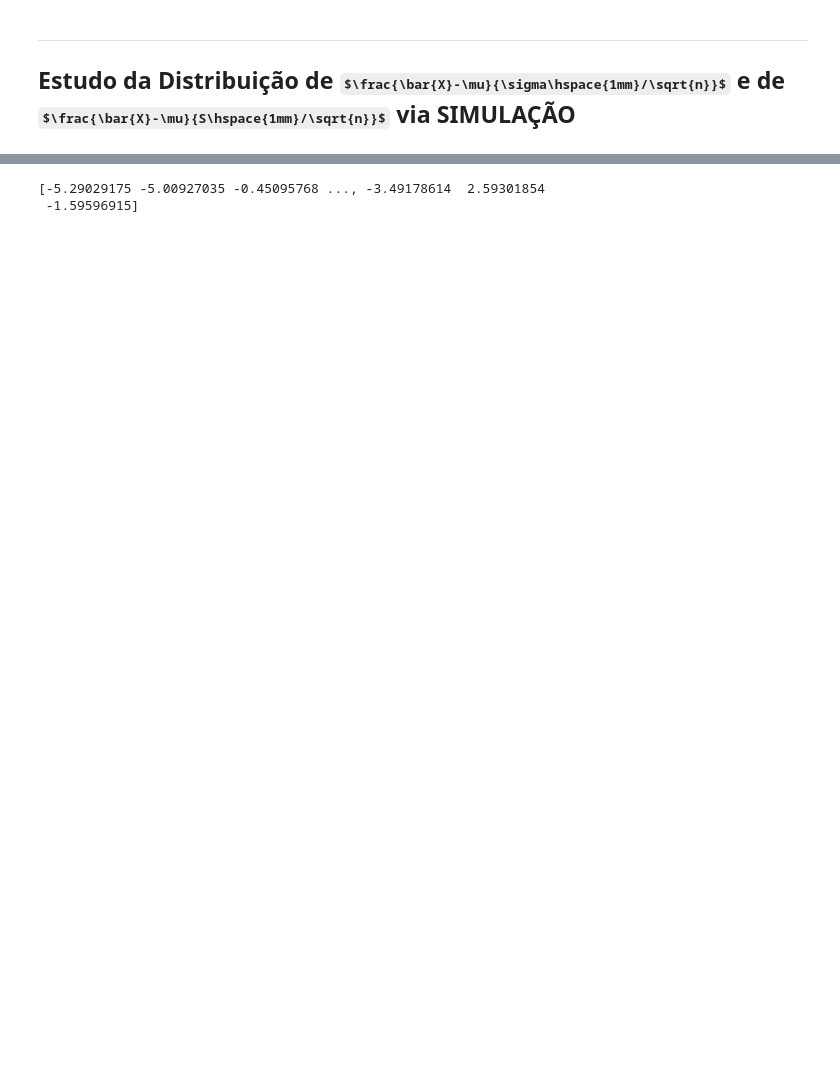
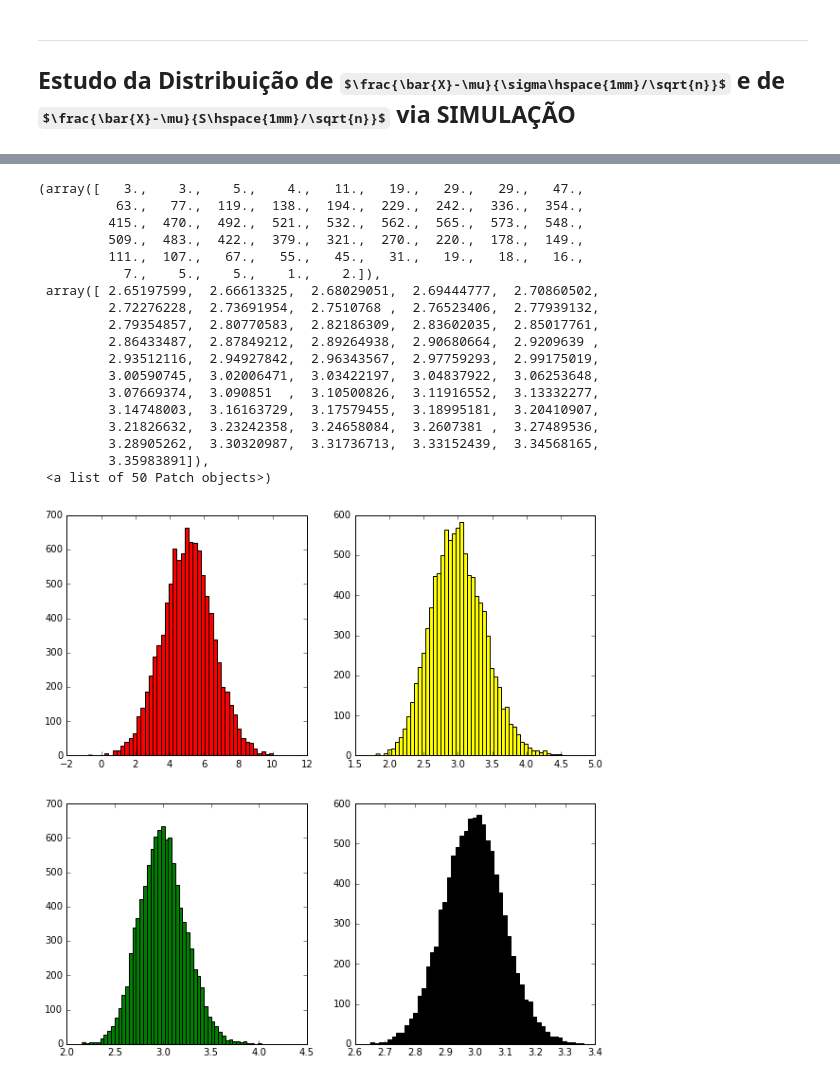
Before and after one commit to brunodratcu/CD1S17, a Jupyter notebook: APS/Projeto 3/Projeto3 Layout.ipynb, the cells around one changed output, grey strips where cells are left out. Drawn from its saved outputs; the diff is of its cells as text; code cells hidden in the pictures; some formulas as TeX source; blank space fills up the shorter version.

```diff
--- a/APS/Projeto 3/Projeto3 Layout.ipynb
+++ b/APS/Projeto 3/Projeto3 Layout.ipynb
@@ -202,7 +201,7 @@ ___
 
 distr = []
 
-norm = stats.norm.rvs(loc=5, scale=3, size=10000)
+norm = stats.norm.rvs(loc=5, scale=3, size=1000000)
 
 distr.append(norm)
 
@@ -235,18 +219,60 @@ Desvio Padrão de n=4: 1.56972975636
-# %%
-for i in distr:
-    n = 4
-    z = (i-media)/(dp4/n**0.5)
-# %% [output]
-[-5.29029175 -5.00927035 -0.45095768 ..., -3.49178614  2.59301854
- -1.59596915]
-# %%
-media_valor = []
-
-x1 = []
-xn = []
-
-for i in range (0, 10001):
-    aleatorio = np.random.choice(norm, 4)
-    x1.append(aleatorio[0])
-    xn.append(aleatorio[])
-    media_valor.append(np.mean(aleatorio))
+# %%
+medias4 = []
+dp4 = []
+medias20 = []
+dp20 = []
+medias50 = []
+dp50 = []
+medias300 = []
+dp300 = []
+
+
+for i in range(10000):
+    x4 = np.random.choice(norm, 4)
+    medias4.append(np.mean(x4))
+    dp4.append(np.std(x4))
+
+for i in range(10000):
+    x20 = np.random.choice(gamma, 20)
+    medias20.append(np.mean(x20))
+    dp20.append(np.std(x20))
+
+for i in range(10000):
+    x50 = np.random.choice(gamma, 50)
+    medias50.append(np.mean(x50))
+    dp50.append(np.std(x50))
+
+for i in range(10000):
+    x300 = np.random.choice(gamma, 300)
+    medias300.append(np.mean(x300))
+    dp300.append(np.std(x300))
+
+fig = plt.figure(figsize=(10, 10))
+plt.subplot(221)
+plt.hist(medias4, bins=50, color="red")
+plt.subplot(222)
+plt.hist(medias20, bins=50, color="yellow")
+plt.subplot(223)
+plt.hist(medias50, bins=50, color="green")
+plt.subplot(224)
+plt.hist(medias300, bins=50, color="black")
+# %% [output]
+(array([   3.,    3.,    5.,    4.,   11.,   19.,   29.,   29.,   47.,
+          63.,   77.,  119.,  138.,  194.,  229.,  242.,  336.,  354.,
+         415.,  470.,  492.,  521.,  532.,  562.,  565.,  573.,  548.,
+         509.,  483.,  422.,  379.,  321.,  270.,  220.,  178.,  149.,
+         111.,  107.,   67.,   55.,   45.,   31.,   19.,   18.,   16.,
+           7.,    5.,    5.,    1.,    2.]),
+ array([ 2.65197599,  2.66613325,  2.68029051,  2.69444777,  2.70860502,
+         2.72276228,  2.73691954,  2.7510768 ,  2.76523406,  2.77939132,
+         2.79354857,  2.80770583,  2.82186309,  2.83602035,  2.85017761,
+         2.86433487,  2.87849212,  2.89264938,  2.90680664,  2.9209639 ,
+         2.93512116,  2.94927842,  2.96343567,  2.97759293,  2.99175019,
+         3.00590745,  3.02006471,  3.03422197,  3.04837922,  3.06253648,
+         3.07669374,  3.090851  ,  3.10500826,  3.11916552,  3.13332277,
+         3.14748003,  3.16163729,  3.17579455,  3.18995181,  3.20410907,
+         3.21826632,  3.23242358,  3.24658084,  3.2607381 ,  3.27489536,
+         3.28905262,  3.30320987,  3.31736713,  3.33152439,  3.34568165,
+         3.35983891]),
+ <a list of 50 Patch objects>)
+[figure, added]
```
Also changed, not shown: parts of 11 cells of this notebook.
